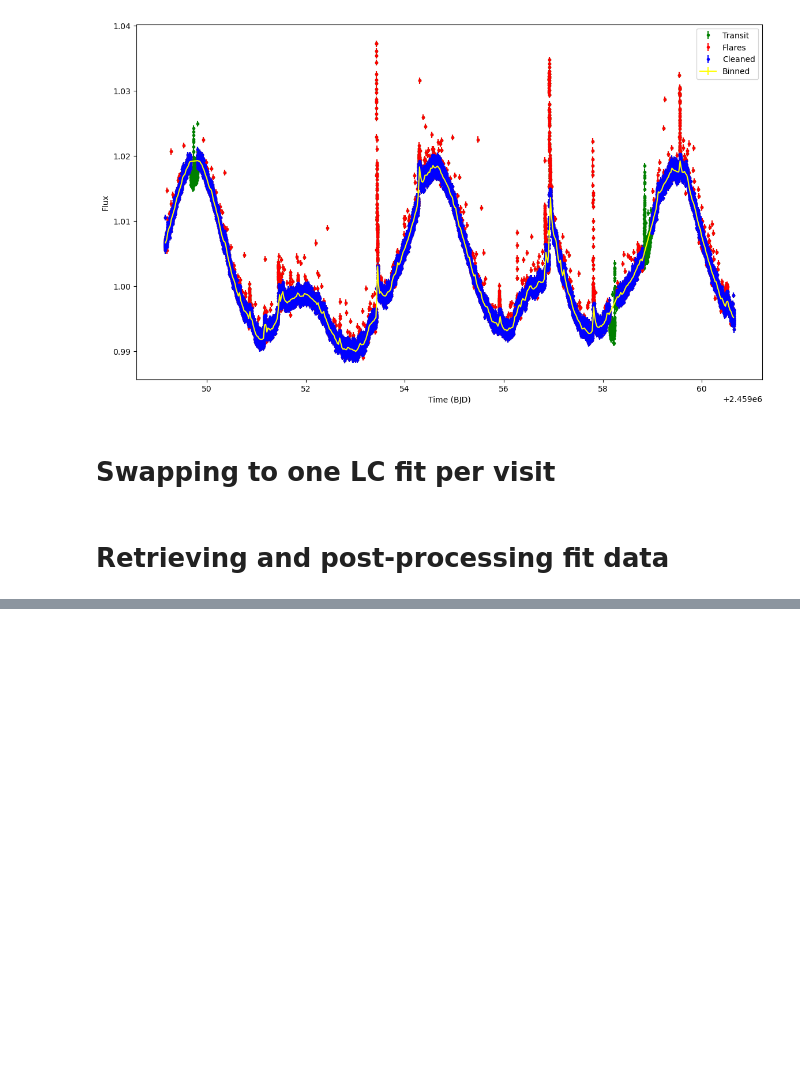
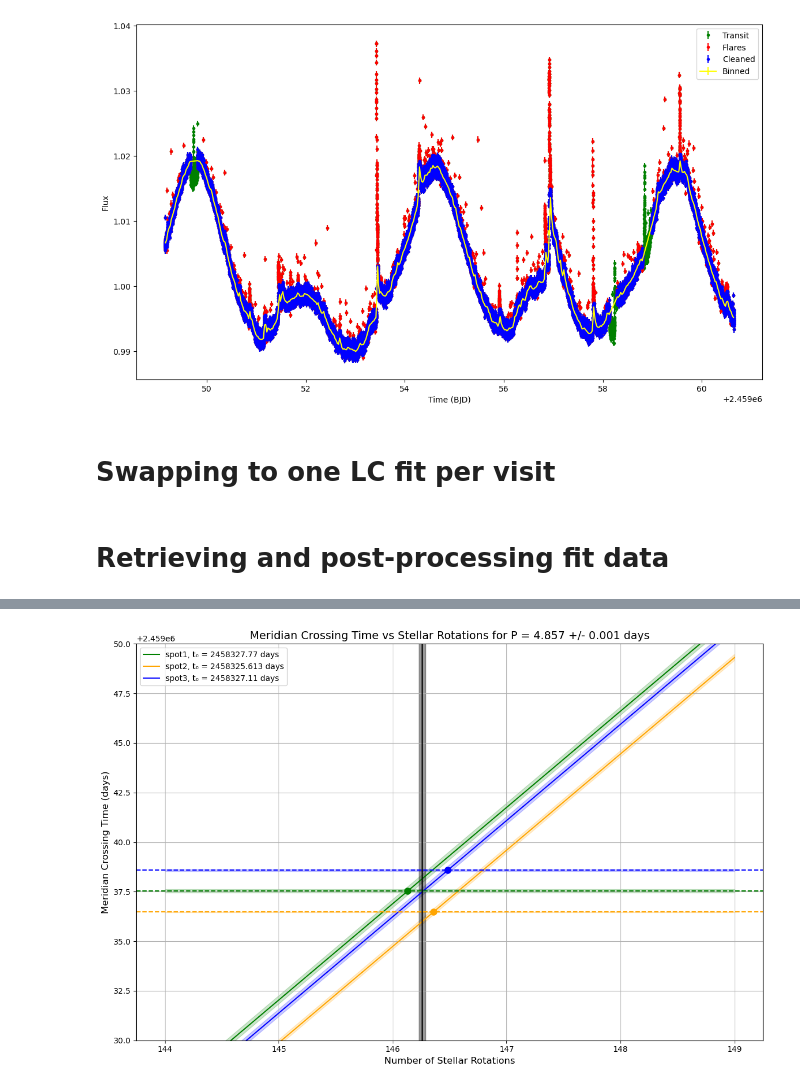
Before and after one commit to SamMerc/sage, a Jupyter notebook: Post_Process_with_Sage.ipynb, the cells around one changed output, grey strips where cells are left out. Saved outputs shown, nothing was run; the diff lists cells and outputs as text; code cells hidden in the pictures; blank space fills up the shorter version.

Commit message:
2025-08-13 - Added longitude conversion to meridian crossing time and correspondinhg plots

```diff
--- a/Post_Process_with_Sage.ipynb
+++ b/Post_Process_with_Sage.ipynb
@@ -572,6 +572,20 @@ for sector in sectors:
         print('FITTED PARAMETERS:')
         for param in postproc_dic['var_param_list']:
             print(f'    {param}: {median_params[param]:.3f} / {best_params[param]:.3f} +/- {err_params[param]:.3f}')
+            median_per_to_use = median_params['Prot'] if 'Prot' in postproc_dic['var_param_list'] else postproc_dic['fix_param_values'][postproc_dic['fix_param_list'].index('Prot')]
+            best_per_to_use = best_params['Prot'] if 'Prot' in postproc_dic['var_param_list'] else postproc_dic['fix_param_values'][postproc_dic['fix_param_list'].index('Prot')]
+            err_per_to_use = err_params['Prot'] if 'Prot'in postproc_dic['var_param_list'] else 0.
+            if 'long' in param:
+
+                med_cross_time = local_output_dic['t'][0] - ((median_per_to_use * median_params[param])/(360))
+                med_cross_time_err = np.sqrt( (median_per_to_use * err_params[param])**2 + (median_params[param] * err_per_to_use)**2 )/360
+
+                best_cross_time = local_output_dic['t'][0] - ((best_per_to_use * best_params[param])/(360))
+                best_cross_time_err = np.sqrt( (best_per_to_use * err_params[param])**2 + (best_params[param] * err_per_to_use)**2 )/360
+
+                spot_name = param.split('_')[0]
+                print(f'    {spot_name}_Tc: {med_cross_time:.3f} +/- {med_cross_time_err:.3f} / {best_cross_time:.3f} +/- {best_cross_time_err:.3f}')
+
         print('------------------------')
         print('FIXED PARAMETERS')
         for param, parval in zip(postproc_dic['fix_param_list'], postproc_dic['fix_param_values']):
@@ -685,3 +699,45 @@ MovieWriter ffmpeg unavailable; using Pillow instead.
 [figure]
 [figure]
 [figure]
+# %%
+# Parameters
+Prot = 4.857  # stellar rotation period in days
+Prot_err = 0.001
+n_rotations = 149  # number of stellar rotations to plot
+start_times = [2458327.77, 2458325.613, 2458327.11]  # different initial crossing times (in days)
+start_time_errors = [0.06, 0.006, 0.04]
+
+end_times = [2459037.53, 2459036.47, 2459038.58]
+end_time_errors = [0.08, 0.02, 0.05]
+# Generate data
+rotations = np.arange(144, n_rotations + 1)  # 0 to n_rotations inclusive
+
+plt.figure(figsize=(12, 8))
+for idx, (t0, t0_error, spot_color) in enumerate(zip(start_times, start_time_errors, ['green','orange','blue'])):
+    crossing_times = t0 + rotations * Prot
+    plt.plot(rotations, crossing_times, color=spot_color, label=f"spot{idx+1}, t₀ = {t0} days")
+    plt.fill_between(x=rotations, y1= (t0 - t0_error + rotations * (Prot - Prot_err)), y2= (t0 + t0_error + rotations * (Prot + Prot_err)), color=spot_color, alpha=0.2)
+
+for idx, (end_time, end_time_error, spot_color) in enumerate(zip(end_times, end_time_errors, ['green','orange','blue'])):
+    plt.axhline(end_time, color=spot_color, linestyle='dashed')
+    plt.fill_between(x=rotations, y1=end_time-end_time_error, y2=end_time+end_time_error, color=spot_color, alpha=0.2)
+
+    # Compute intersection rotation
+    t0 = start_times[idx]
+    rot_intersect = (end_time - t0) / Prot
+    # Plot intersection point
+    plt.plot(rot_intersect, end_time, 'o', color=spot_color, markersize=8, zorder=5)
+
+plt.fill_betweenx(y=np.linspace(2459024, 2459055, 100), x1=(output_dic['sector_27']['LC_1']['t'][0]-output_dic['sector_1']['LC_1']['t'][0])/(Prot + 0.001), x2=(output_dic['sector_27']['LC_1']['t'][0]-output_dic['sector_1']['LC_1']['t'][0])/(Prot - 0.001), color='black', alpha=0.4)
+plt.axvline((output_dic['sector_27']['LC_1']['t'][0]-output_dic['sector_1']['LC_1']['t'][0])/(Prot), color='black')
+# Labels and formatting
+plt.xlabel("Number of Stellar Rotations", fontsize=12)
+plt.ylabel("Meridian Crossing Time (days)", fontsize=12)
+plt.title(f"Meridian Crossing Time vs Stellar Rotations for P = {Prot} +/- {Prot_err} days", fontsize=14)
+plt.ylim((2459030, 2459050))
+plt.legend()
+plt.grid(True)
+plt.tight_layout()
+plt.show()
+# %% [output]
+[figure, added]
```
Also changed, not shown: parts of 2 cells of this notebook.
